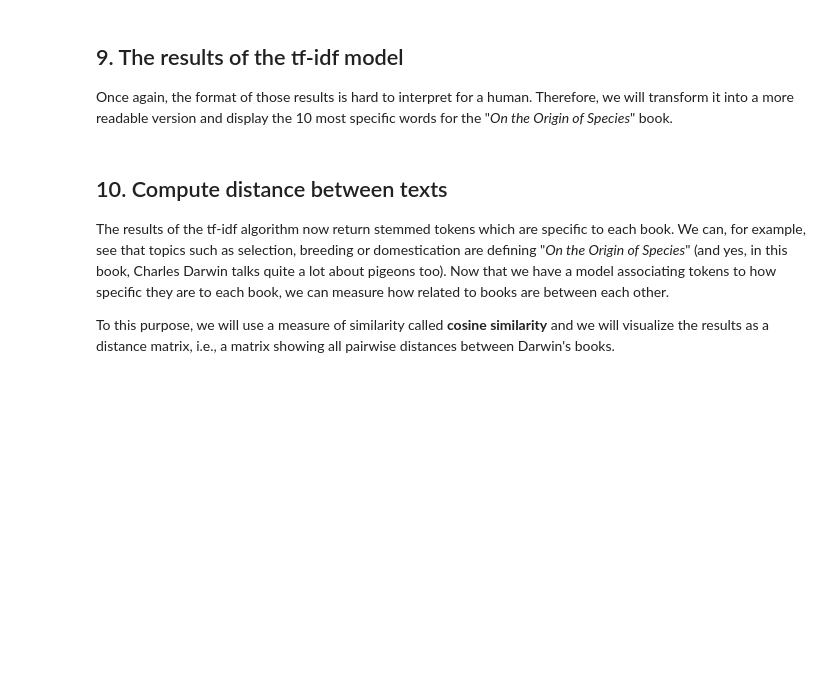
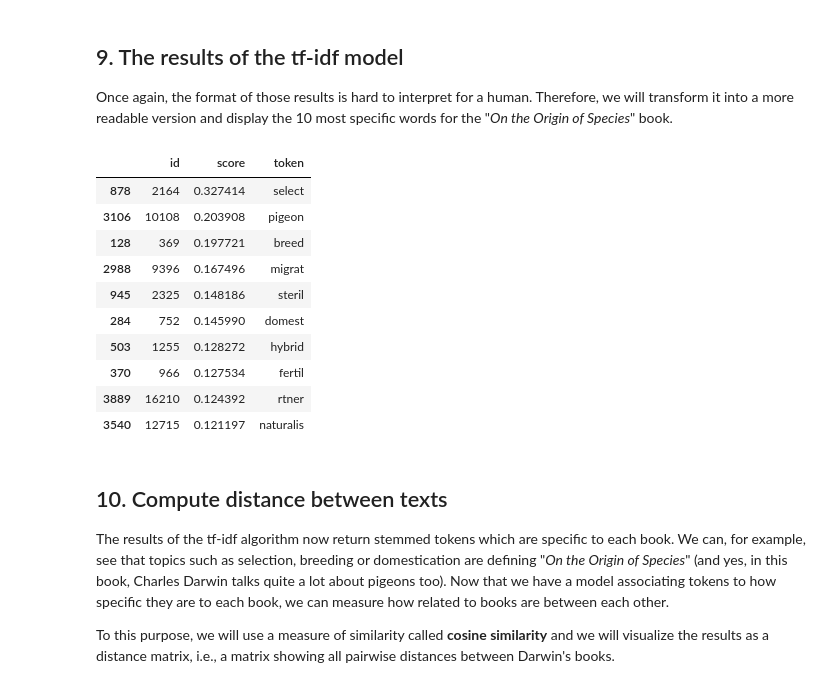
Before and after one commit to Liu-Zhichao/DataCamp_Projects, a Jupyter notebook: Book Recommendations from Charles Darwin/notebook.ipynb, the cells around one changed output. Saved outputs shown, nothing was run; the diff lists cells and outputs as text; code cells hidden in the pictures; blank space fills up the shorter version.

```diff
--- a/Book Recommendations from Charles Darwin/notebook.ipynb
+++ b/Book Recommendations from Charles Darwin/notebook.ipynb
@@ -237,16 +255,29 @@ model = ...
 <p>Once again, the format of those results is hard to interpret for a human. Therefore, we will transform it into a more readable version and display the 10 most specific words for the "<em>On the Origin of Species</em>" book.</p>
 # %%
 # Convert the tf-idf model for "On the Origin of Species" into a DataFrame
-df_tfidf = ...
+df_tfidf = pd.DataFrame(model[bows[ori]])
 
 # Name the columns of the DataFrame id and score
-# ... YOUR CODE FOR TASK 9 ...
+df_tfidf.columns = ["id", "score"]
 
 # Add the tokens corresponding to the numerical indices for better readability
-# ... YOUR CODE FOR TASK 9 ...
+df_tfidf["token"] = df_tfidf["id"].apply(lambda x: dictionary[x])
 
 # Sort the DataFrame by descending tf-idf score and print the first 10 rows.
-# ... YOUR CODE FOR TASK 9 ...
+df_tfidf = df_tfidf.sort_values("score", ascending=False)
+df_tfidf.head(10)
+# %% [output]
+|  | id | score | token |
+| 878 | 2164 | 0.327414 | select |
+| 3106 | 10108 | 0.203908 | pigeon |
+| 128 | 369 | 0.197721 | breed |
+| 2988 | 9396 | 0.167496 | migrat |
+| 945 | 2325 | 0.148186 | steril |
+| 284 | 752 | 0.145990 | domest |
+| 503 | 1255 | 0.128272 | hybrid |
+| 370 | 966 | 0.127534 | fertil |
+| 3889 | 16210 | 0.124392 | rtner |
+| 3540 | 12715 | 0.121197 | naturalis |
 # %% [markdown]
 ## 10. Compute distance between texts
 <p>The results of the tf-idf algorithm now return stemmed tokens which are specific to each book. We can, for example, see that topics such as selection, breeding or domestication are defining "<em>On the Origin of Species</em>" (and yes, in this book, Charles Darwin talks quite a lot about pigeons too). Now that we have a model associating tokens to how specific they are to each book, we can measure how related to books are between each other.</p>
```
Also changed, not shown: parts of 5 cells of this notebook, 2 other files.
